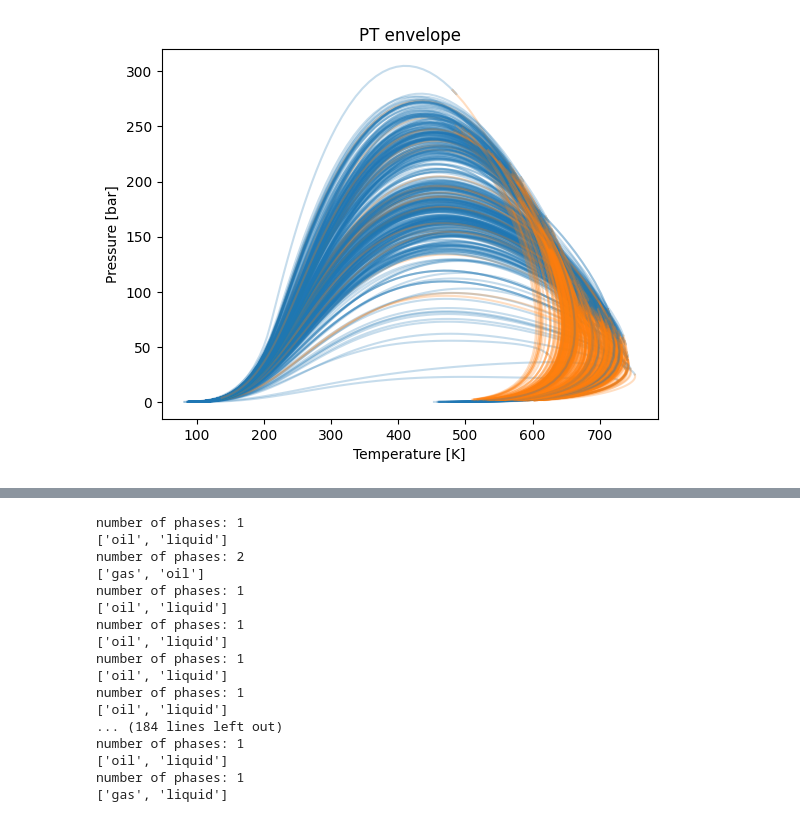
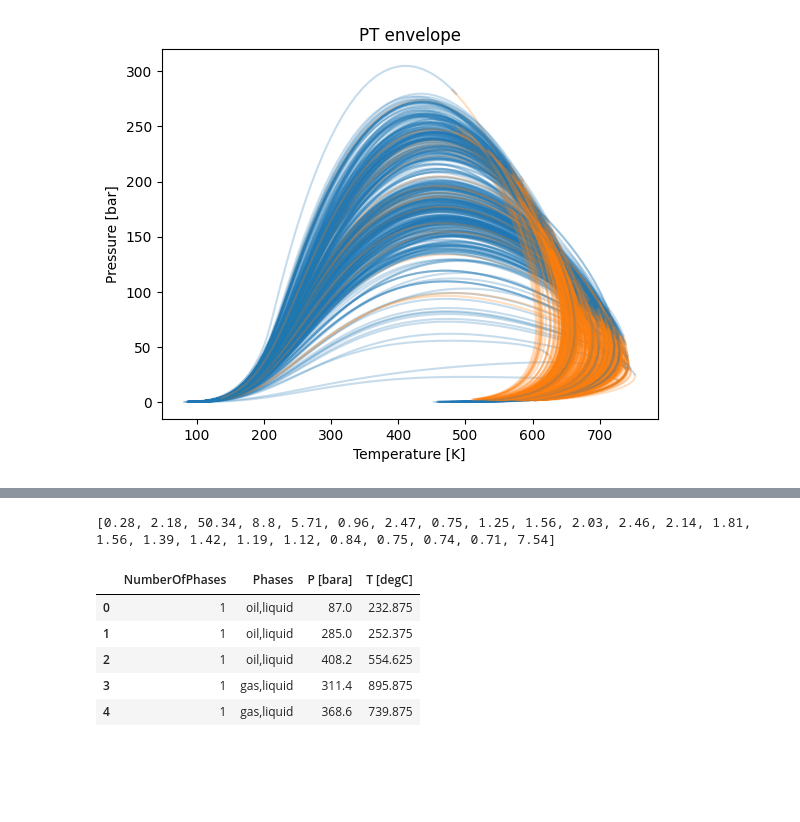
Before and after one commit to antonionicampos/nn-flash, a Jupyter notebook: simulations/TPflash.ipynb, the cells around one changed output, grey strips where cells are left out. Saved outputs shown, nothing was run; the diff lists cells and outputs as text; code cells hidden in the pictures; blank space fills up the shorter version.

Commit message:
improving flash calculation implementation

```diff
--- a/simulations/TPflash.ipynb
+++ b/simulations/TPflash.ipynb
@@ -136,42 +140,46 @@ plt.show()
 # %%
+data = []
+fluids = []
+
+composition = composition_data.loc[0, :].to_dict()
+print(composition_data.loc[0, :].to_list())
+
+mix_fluids = []
 for sample_i in np.arange(TP.shape[0]):
+    outputs = {}
+    fluid = set_components(composition)
+
     T, P = TP[sample_i, 0], TP[sample_i, 1]
-    fluid1.setTemperature(T)
-    fluid1.setPressure(P)
+    fluid.setTemperature(T)
+    fluid.setPressure(P)
 
-    start = datetime.now()
-    TPflash(fluid1)
+    # start = datetime.now()
+    TPflash(fluid)
     # print(f"elapsed time: {datetime.now() - start}")
-    print("number of phases:", fluid1.getNumberOfPhases())
 
-    outputs = {}
-    components = [c for c in fluid1.getComponentNames()]
-    phases = [p for p in fluid1.getPhases() if p]
+    outputs["NumberOfPhases"] = fluid.getNumberOfPhases()
+    components = [c for c in fluid.getComponentNames()]
+    phases = [p for p in fluid.getPhases() if p]
+    outputs["Phases"] = ",".join([str(phase.getPhaseTypeName()) for phase in phases])
+    outputs["P [bara]"] = fluid.getPressure()
+    outputs["T [degC]"] = fluid.getTemperature()
 
-    print([phase.getPhaseTypeName() for phase in phases])
-    if fluid1.getNumberOfPhases() == 2:
+    if fluid.getNumberOfPhases() == 2:
         for phase in phases:
             for component in components:
                 phase_name = phase.getPhaseTypeName()
                 phase_var = ""
-                outputs[f"{phase_name}_{component}"] = phase.getComponent(component).getx()
+                # outputs[f"{phase_name}_{component}"] = phase.getComponent(component).getx()
+    data.append(outputs)
+    fluids.append(fluid)
 
-        # print(pd.DataFrame.from_records([outputs]).round(2))
+flash = pd.DataFrame.from_records(data)
+flash.head()
 # %% [output]
-number of phases: 1
-['oil', 'liquid']
-number of phases: 2
-['gas', 'oil']
-number of phases: 1
-['oil', 'liquid']
-number of phases: 1
-['oil', 'liquid']
-number of phases: 1
-['oil', 'liquid']
-number of phases: 1
-['oil', 'liquid']
-... (184 lines left out)
-number of phases: 1
-['oil', 'liquid']
-number of phases: 1
-['gas', 'liquid']
+[0.28, 2.18, 50.34, 8.8, 5.71, 0.96, 2.47, 0.75, 1.25, 1.56, 2.03, 2.46, 2.14, 1.81, 1.56, 1.39, 1.42, 1.19, 1.12, 0.84, 0.75, 0.74, 0.71, 7.54]
+|  | NumberOfPhases | Phases | P [bara] | T [degC] |
+| 0 | 1 | oil,liquid | 87.0 | 232.875 |
+| 1 | 1 | oil,liquid | 285.0 | 252.375 |
+| 2 | 1 | oil,liquid | 408.2 | 554.625 |
+| 3 | 1 | gas,liquid | 311.4 | 895.875 |
+| 4 | 1 | gas,liquid | 368.6 | 739.875 |
```
Also changed, not shown: parts of 6 cells of this notebook.
